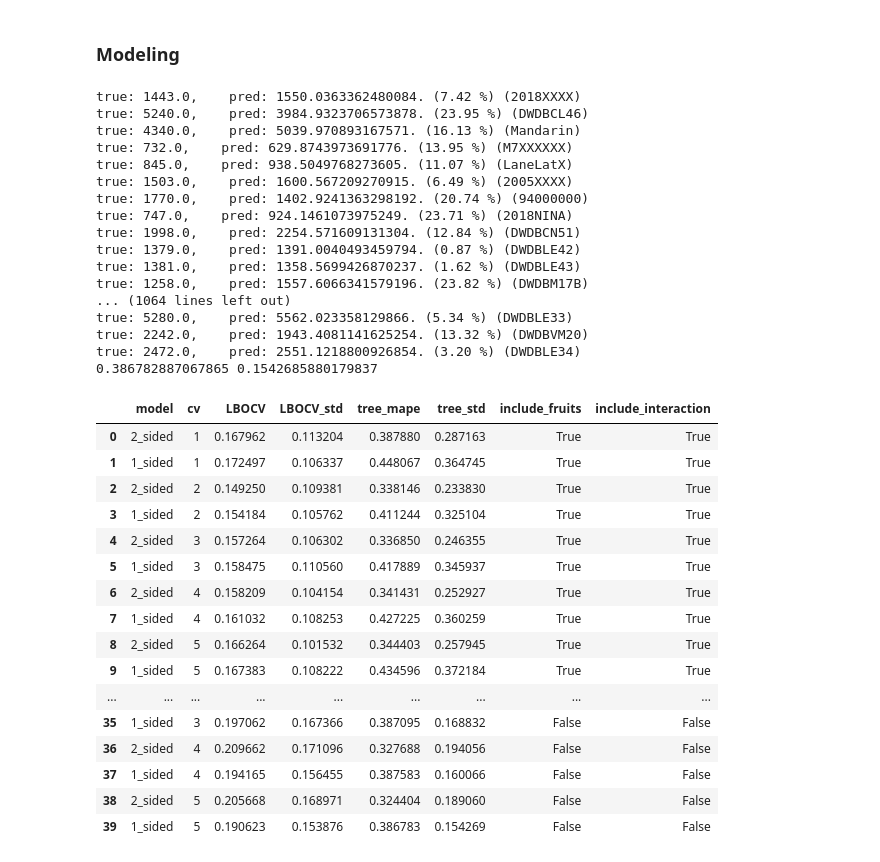
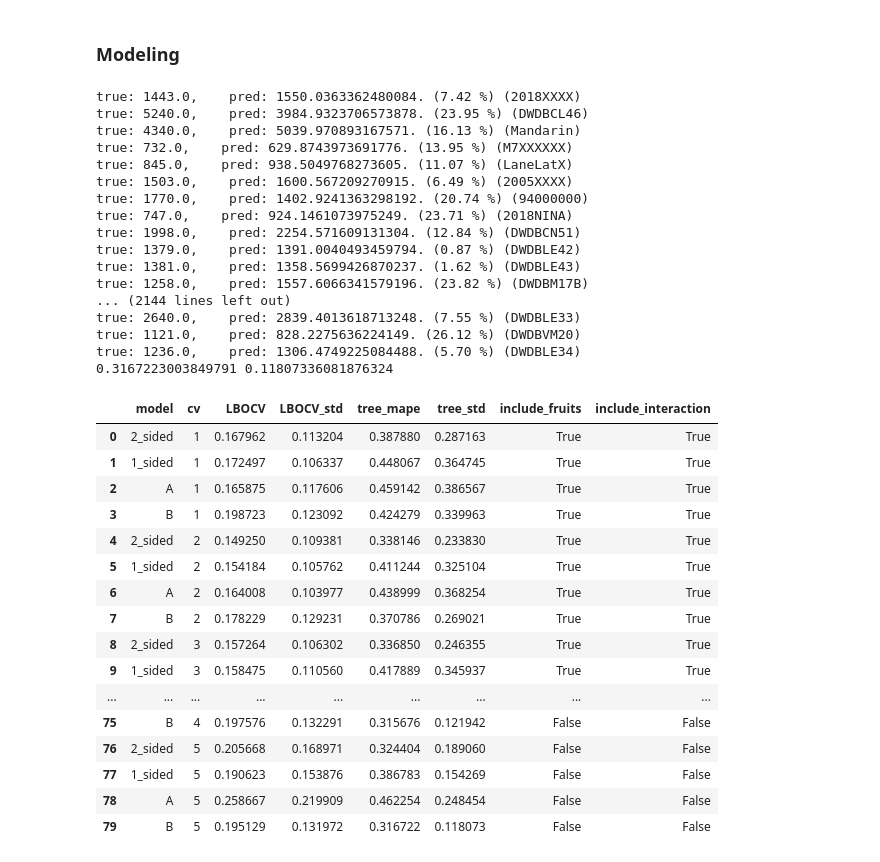
Before and after one commit to FruitSpec/fsCounter, a Jupyter notebook: vision/tools/jupyter_notebooks/2 side cv.ipynb, the cells around one changed output. Saved outputs shown, nothing was run; the diff lists cells and outputs as text; code cells hidden in the pictures.

```diff
--- a/vision/tools/jupyter_notebooks/2 side cv.ipynb
+++ b/vision/tools/jupyter_notebooks/2 side cv.ipynb
@@ -214,6 +232,8 @@ pd.DataFrame({"t-statistic": stat, "pvalue": pv}, index = cv_F_cols)
 ### Load data
 # %%
 df_f_org = grouped_trees.reset_index(drop=True)
+# %%
+df_f_org = df_f[df_f["side"]==2].reset_index(drop=True)
 # %%
 cv_cols = [f"cv{i}" for i in range(1,6)]
 cv_F_cols = [f"{col}/F" for col in cv_cols]
@@ -369,53 +389,71 @@ include_interaction=True
 for include_fruits in [True, False]:
     for include_interaction in [True, False]:
         for cv in range(1,6):
+            # 2 sided
             df = grouped_trees.reset_index(drop=True).copy()
             gr_res, ge_std, tree_res, tree_std, preds = get_model_res(df, cv, include_fruits, include_interaction)
             res = {"model": "2_sided", "cv": cv,
                    "LBOCV": gr_res, "LBOCV_std": ge_std, "tree_mape": tree_res, "tree_std": tree_std,
                   "include_fruits": include_fruits, "include_interaction": include_interaction}
             results_list.append(res)
+            # 1 side 2 trees
             df = df_f.reset_index(drop=True).copy()
             gr_res, ge_std, tree_res, tree_std, preds = get_model_res(df, cv, include_fruits, include_interaction)
             res = {"model": "1_sided", "cv": cv,
                    "LBOCV": gr_res, "LBOCV_std": ge_std, "tree_mape": tree_res, "tree_std": tree_std,
                   "include_fruits": include_fruits, "include_interaction": include_interaction}
             results_list.append(res)
+
+            #side A only
+            df = df_f[df_f["side"] == 1].reset_index(drop=True).copy()
+            gr_res, ge_std, tree_res, tree_std, preds = get_model_res(df, cv, include_fruits, include_interaction)
+            res = {"model": "A", "cv": cv,
+                   "LBOCV": gr_res, "LBOCV_std": ge_std, "tree_mape": tree_res, "tree_std": tree_std,
+                  "include_fruits": include_fruits, "include_interaction": include_interaction}
+            results_list.append(res)
+
+            #side B only
+            df = df_f[df_f["side"] == 2].reset_index(drop=True).copy()
+            gr_res, ge_std, tree_res, tree_std, preds = get_model_res(df, cv, include_fruits, include_interaction)
+            res = {"model": "B", "cv": cv,
+                   "LBOCV": gr_res, "LBOCV_std": ge_std, "tree_mape": tree_res, "tree_std": tree_std,
+                  "include_fruits": include_fruits, "include_interaction": include_interaction}
+            results_list.append(res)
 summary_res = pd.DataFrame(results_list)
 summary_res
 # %% [output]
 true: 1443.0,    pred: 1550.0363362480084. (7.42 %) (2018XXXX)
 true: 5240.0,    pred: 3984.9323706573878. (23.95 %) (DWDBCL46)
 true: 4340.0,    pred: 5039.970893167571. (16.13 %) (Mandarin)
 true: 732.0,    pred: 629.8743973691776. (13.95 %) (M7XXXXXX)
 true: 845.0,    pred: 938.5049768273605. (11.07 %) (LaneLatX)
 true: 1503.0,    pred: 1600.567209270915. (6.49 %) (2005XXXX)
 true: 1770.0,    pred: 1402.9241363298192. (20.74 %) (94000000)
 true: 747.0,    pred: 924.1461073975249. (23.71 %) (2018NINA)
 true: 1998.0,    pred: 2254.571609131304. (12.84 %) (DWDBCN51)
 true: 1379.0,    pred: 1391.0040493459794. (0.87 %) (DWDBLE42)
 true: 1381.0,    pred: 1358.5699426870237. (1.62 %) (DWDBLE43)
 true: 1258.0,    pred: 1557.6066341579196. (23.82 %) (DWDBM17B)
-... (1064 lines left out)
-true: 5280.0,    pred: 5562.023358129866. (5.34 %) (DWDBLE33)
-true: 2242.0,    pred: 1943.4081141625254. (13.32 %) (DWDBVM20)
-true: 2472.0,    pred: 2551.1218800926854. (3.20 %) (DWDBLE34)
-0.386782887067865 0.1542685880179837
+... (2144 lines left out)
+true: 2640.0,    pred: 2839.4013618713248. (7.55 %) (DWDBLE33)
+true: 1121.0,    pred: 828.2275636224149. (26.12 %) (DWDBVM20)
+true: 1236.0,    pred: 1306.4749225084488. (5.70 %) (DWDBLE34)
+0.3167223003849791 0.11807336081876324
 |  | model | cv | LBOCV | LBOCV_std | tree_mape | tree_std | include_fruits | include_interaction |
 | 0 | 2_sided | 1 | 0.167962 | 0.113204 | 0.387880 | 0.287163 | True | True |
 | 1 | 1_sided | 1 | 0.172497 | 0.106337 | 0.448067 | 0.364745 | True | True |
-| 2 | 2_sided | 2 | 0.149250 | 0.109381 | 0.338146 | 0.233830 | True | True |
-| 3 | 1_sided | 2 | 0.154184 | 0.105762 | 0.411244 | 0.325104 | True | True |
-| 4 | 2_sided | 3 | 0.157264 | 0.106302 | 0.336850 | 0.246355 | True | True |
-| 5 | 1_sided | 3 | 0.158475 | 0.110560 | 0.417889 | 0.345937 | True | True |
-| 6 | 2_sided | 4 | 0.158209 | 0.104154 | 0.341431 | 0.252927 | True | True |
-| 7 | 1_sided | 4 | 0.161032 | 0.108253 | 0.427225 | 0.360259 | True | True |
-| 8 | 2_sided | 5 | 0.166264 | 0.101532 | 0.344403 | 0.257945 | True | True |
-| 9 | 1_sided | 5 | 0.167383 | 0.108222 | 0.434596 | 0.372184 | True | True |
+| 2 | A | 1 | 0.165875 | 0.117606 | 0.459142 | 0.386567 | True | True |
+| 3 | B | 1 | 0.198723 | 0.123092 | 0.424279 | 0.339963 | True | True |
+| 4 | 2_sided | 2 | 0.149250 | 0.109381 | 0.338146 | 0.233830 | True | True |
+| 5 | 1_sided | 2 | 0.154184 | 0.105762 | 0.411244 | 0.325104 | True | True |
+| 6 | A | 2 | 0.164008 | 0.103977 | 0.438999 | 0.368254 | True | True |
+| 7 | B | 2 | 0.178229 | 0.129231 | 0.370786 | 0.269021 | True | True |
+| 8 | 2_sided | 3 | 0.157264 | 0.106302 | 0.336850 | 0.246355 | True | True |
+| 9 | 1_sided | 3 | 0.158475 | 0.110560 | 0.417889 | 0.345937 | True | True |
 | ... | ... | ... | ... | ... | ... | ... | ... | ... |
-| 35 | 1_sided | 3 | 0.197062 | 0.167366 | 0.387095 | 0.168832 | False | False |
-| 36 | 2_sided | 4 | 0.209662 | 0.171096 | 0.327688 | 0.194056 | False | False |
-| 37 | 1_sided | 4 | 0.194165 | 0.156455 | 0.387583 | 0.160066 | False | False |
-| 38 | 2_sided | 5 | 0.205668 | 0.168971 | 0.324404 | 0.189060 | False | False |
-| 39 | 1_sided | 5 | 0.190623 | 0.153876 | 0.386783 | 0.154269 | False | False |
+| 75 | B | 4 | 0.197576 | 0.132291 | 0.315676 | 0.121942 | False | False |
+| 76 | 2_sided | 5 | 0.205668 | 0.168971 | 0.324404 | 0.189060 | False | False |
+| 77 | 1_sided | 5 | 0.190623 | 0.153876 | 0.386783 | 0.154269 | False | False |
+| 78 | A | 5 | 0.258667 | 0.219909 | 0.462254 | 0.248454 | False | False |
+| 79 | B | 5 | 0.195129 | 0.131972 | 0.316722 | 0.118073 | False | False |
 # %%
```
Also changed, not shown: parts of 7 cells of this notebook, 11 other files.
